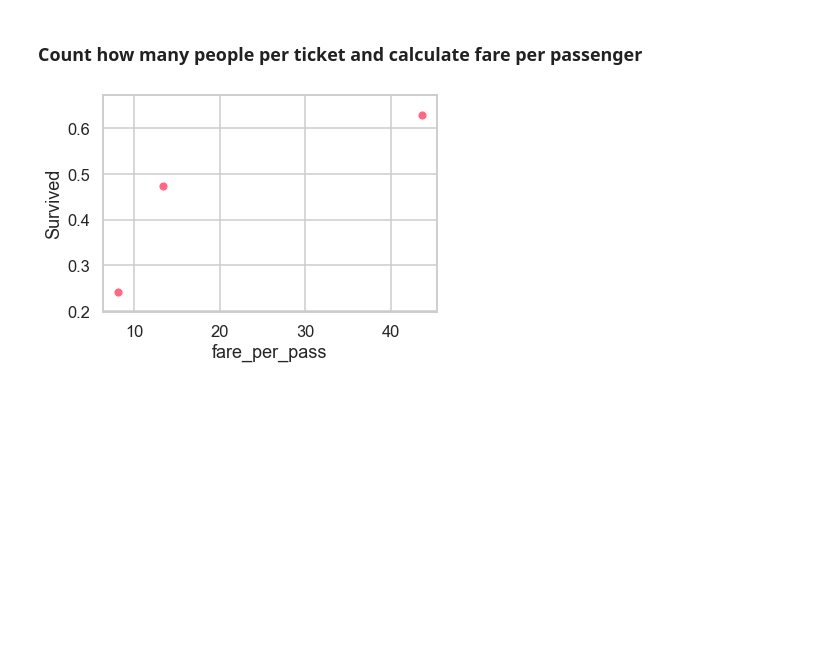
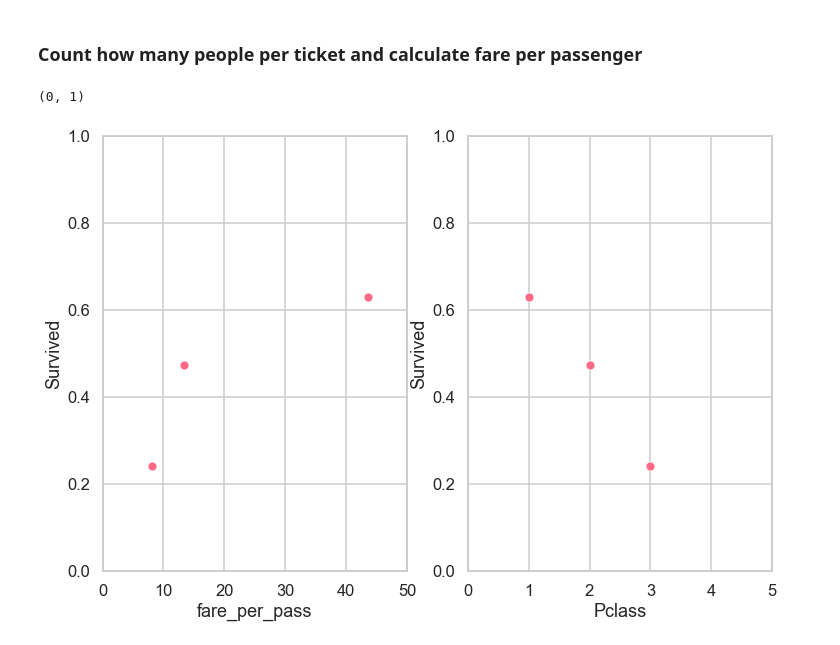
Before and after one commit to julisep/SPICEDbootcamp, a Jupyter notebook: Week_02/Titanic/exploratory_data_analysis.ipynb, the cells around one changed output. Drawn from its saved outputs; the diff is of its cells as text; code cells hidden in the pictures; blank space fills up the shorter version.

```diff
--- a/Week_02/Titanic/exploratory_data_analysis.ipynb
+++ b/Week_02/Titanic/exploratory_data_analysis.ipynb
@@ -195,11 +197,22 @@ passengers_count
 ppticket = train.groupby('Ticket')['PassengerId'].count().to_dict() # number of passengers for each ticket as dict
 train['pass_ticket'] = train['Ticket'].replace(ppticket)
 train['fare_per_pass'] = train['Fare'] / train['pass_ticket'] # fare per passenger
-# %%
-fare_survive = train.groupby('Pclass')[['fare_per_pass', 'Survived']].mean()
-ax = sns.scatterplot(x='fare_per_pass', y='Survived', data=fare_survive)
-# %% [output]
-[figure, removed]
+# %%
+plt.figure(figsize=(12,8))
+
+ax1 = plt.subplot(1,2,1)
+fare_survive = train.groupby('Pclass')[['Pclass', 'fare_per_pass', 'Survived']].mean()
+ax1 = sns.scatterplot(x='fare_per_pass', y='Survived', data=fare_survive)
+plt.xlim(0, 50)
+plt.ylim(0, 1)
+
+ax2 = plt.subplot(1,2,2)
+ax2 = sns.scatterplot(x='Pclass', y='Survived', data=fare_survive)
+plt.xlim(0, 5)
+plt.ylim(0, 1)
+# %% [output]
+(0, 1)
+[figure, added]
 # %%
 plt.figure(figsize=(12,8))
 sns.catplot(x='Pclass', y='fare_per_pass', hue='Embarked', kind='strip', data=train, jitter=0.4, height=8, aspect=1.5)
```
Also changed, not shown: parts of 12 cells of this notebook, 6 other files.
